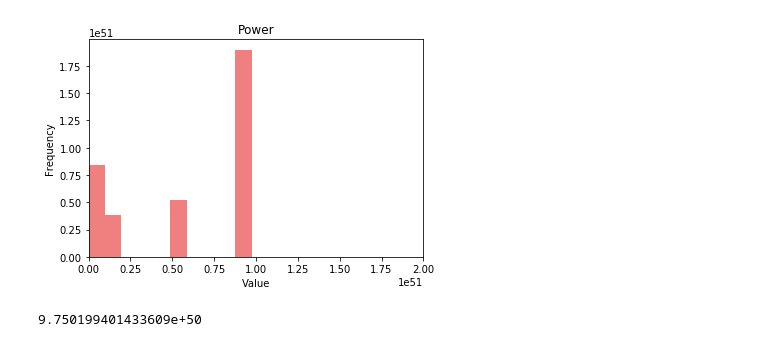
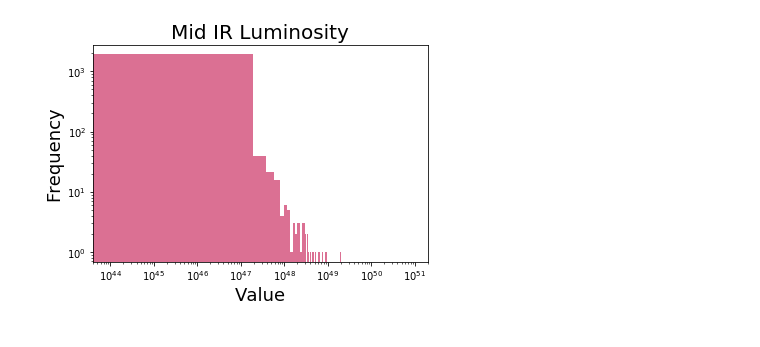
Before and after one commit to gfabj/Oxford-Research, a Jupyter notebook: LOFAR_project.ipynb, the cells around one changed output. Drawn from its saved outputs; the diff is of its cells as text; code cells hidden in the pictures.

```diff
--- a/LOFAR_project.ipynb
+++ b/LOFAR_project.ipynb
@@ -36,5 +38,5 @@ Length = 161996 rows
 # %%
-hdul = fits.open('LOFAR2.fits')
+hdul = fits.open('Adjusted.fits')
 data = hdul[1].data
 flux_tot = data.field('Total_flux') # Obtain the total flux column
 z = data.field('z_best') # Obtain redshift column
@@ -54,7 +56,7 @@ Lum_d = array(cosmo.luminosity_distance([flux_tot])*3.08567758e24) ### Last numb
 def power(d,f,z):
     P = (4*pi*(d)**2*f*1e-20/(1+z))
     return P
-Pw22 = array(power(Lum_d,Flux_22,z))
-Pw = array(power(Lum_d,flux_tot,z)*(1+z)**(-0.7))
+Pw22 = (power(Lum_d,Flux_22,z))
+Pw = (power(Lum_d,flux_tot,z)*(1+z)**(-0.7))
 # %%
 adj = np.where(Pw22>=4e43)
@@ -74,19 +84,17 @@ plt.show()
 # %%
 import plotly.plotly as py
 # Learn about API authentication here: https://plot.ly/python/getting-started
 # Find your api_key here: https://plot.ly/settings/api
 
 
-plt.hist(Pw_adj, weights=Pw_adj , color = "lightcoral")
-plt.title("Mid IR Power")
-plt.xlabel("Value")
-plt.ylabel("Frequency")
+plt.hist(Pw_adj, color= "palevioletred", bins = 5000)
+plt.title("Mid IR Luminosity", fontsize = 20)
+plt.xlabel("Value", fontsize= 18)
+plt.ylabel("Frequency", fontsize = 18)
+plt.xscale('log')
+plt.yscale('log')
 rwidth=20
 plt.xlim(0,0.2e52)
 fig = plt.gcf()
 # %% [output]
-[figure, old version]
+[figure, new version]
-# %%
-np.amax(Pw_adj, axis=0) # Print max value
-# %% [output]
-9.750199401433609e+50
```
Also changed, not shown: parts of 11 cells of this notebook.
